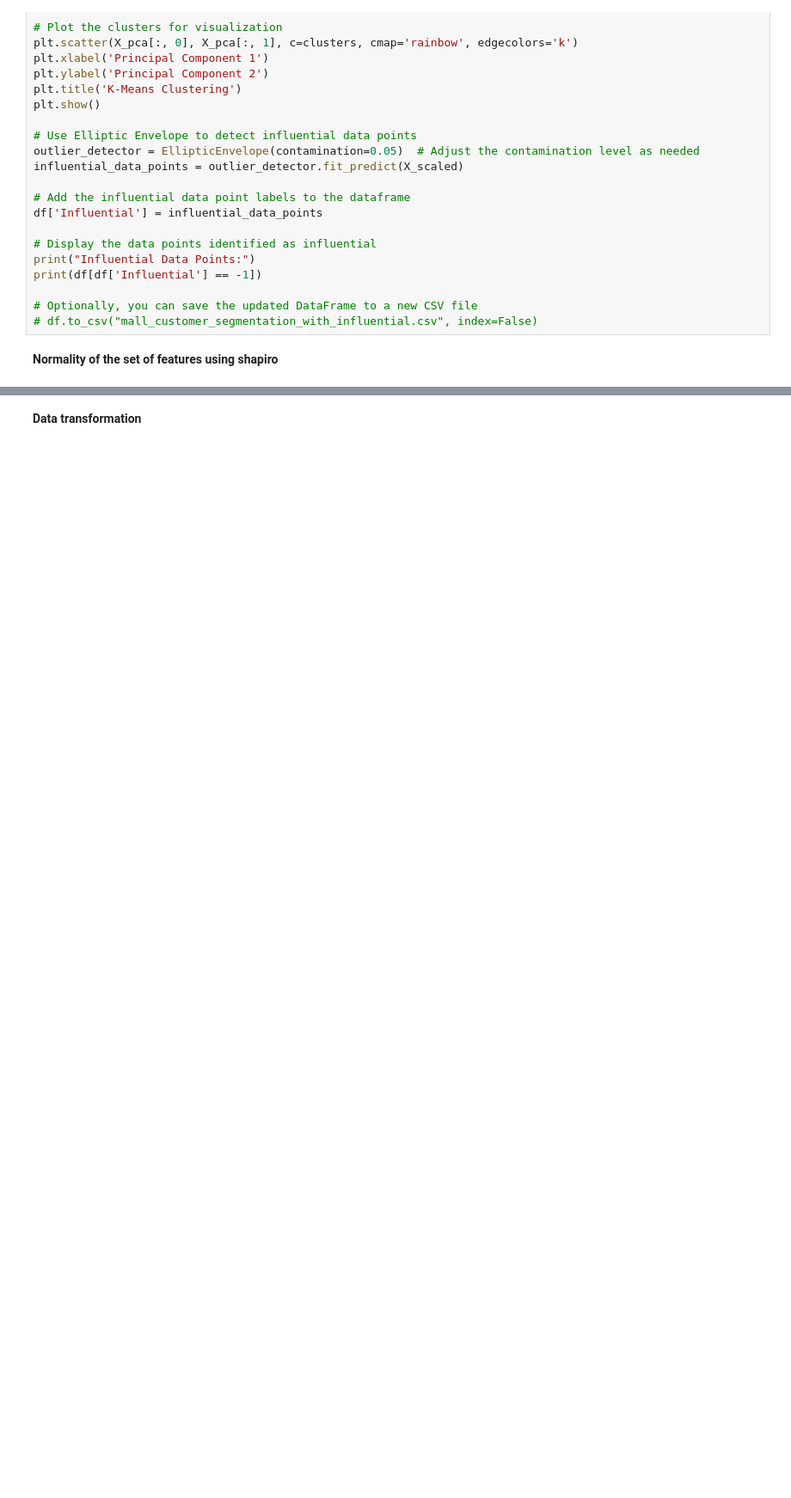
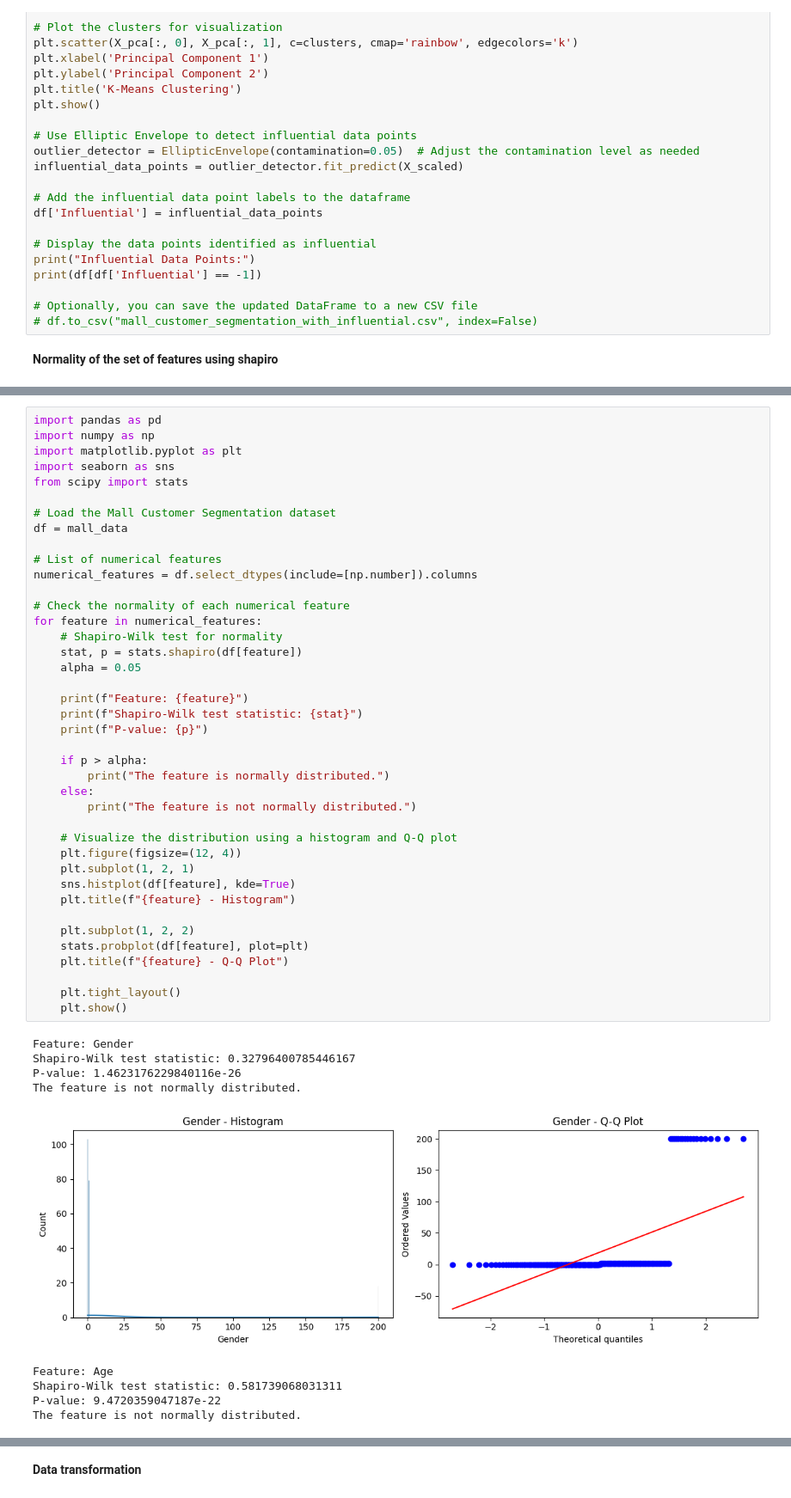
Before and after one commit to A-Burnhard/Mall-Customer-Segmentation, a Jupyter notebook: Mall_Customer_Segmentation.ipynb, the cells around one changed output, grey strips where cells are left out. Shown at 86% size. Cells and saved outputs as stored; diff of their text form; blank space fills up the shorter version.

```diff
--- a/Mall_Customer_Segmentation.ipynb
+++ b/Mall_Customer_Segmentation.ipynb
@@ -274,0 +231,50 @@ Feature does not appear to be normally distributed.
+# %%
+import pandas as pd
+import numpy as np
+import matplotlib.pyplot as plt
+import seaborn as sns
+from scipy import stats
+
+# Load the Mall Customer Segmentation dataset
+df = mall_data
+
+# List of numerical features
+numerical_features = df.select_dtypes(include=[np.number]).columns
+
+# Check the normality of each numerical feature
+for feature in numerical_features:
+    # Shapiro-Wilk test for normality
+    stat, p = stats.shapiro(df[feature])
+    alpha = 0.05
+
+    print(f"Feature: {feature}")
+    print(f"Shapiro-Wilk test statistic: {stat}")
+    print(f"P-value: {p}")
+
+    if p > alpha:
+        print("The feature is normally distributed.")
+    else:
+        print("The feature is not normally distributed.")
+
+    # Visualize the distribution using a histogram and Q-Q plot
+    plt.figure(figsize=(12, 4))
+    plt.subplot(1, 2, 1)
+    sns.histplot(df[feature], kde=True)
+    plt.title(f"{feature} - Histogram")
+
+    plt.subplot(1, 2, 2)
+    stats.probplot(df[feature], plot=plt)
+    plt.title(f"{feature} - Q-Q Plot")
+
+    plt.tight_layout()
+    plt.show()
+# %% [output]
+Feature: Gender
+Shapiro-Wilk test statistic: 0.32796400785446167
+P-value: 1.4623176229840116e-26
+The feature is not normally distributed.
+[figure, added]
+Feature: Age
+Shapiro-Wilk test statistic: 0.581739068031311
+P-value: 9.4720359047187e-22
+The feature is not normally distributed.
```
Also changed, not shown: parts of 2 cells of this notebook.
